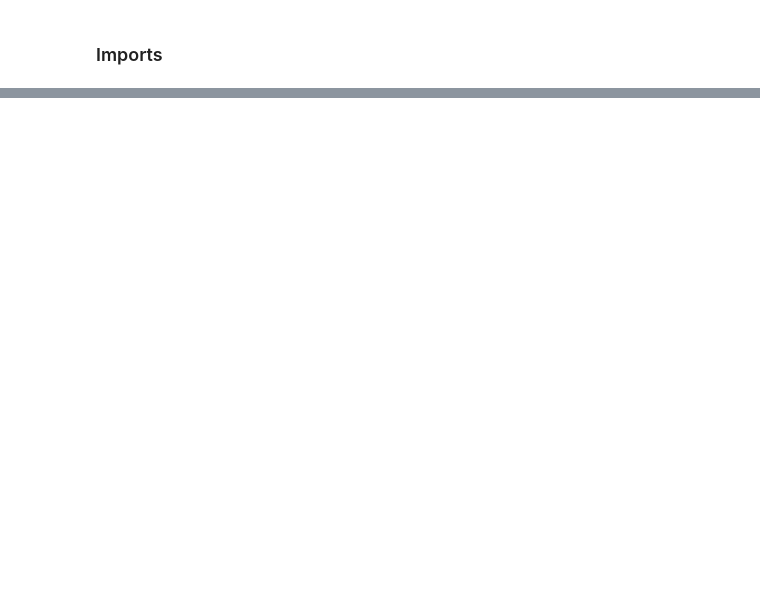
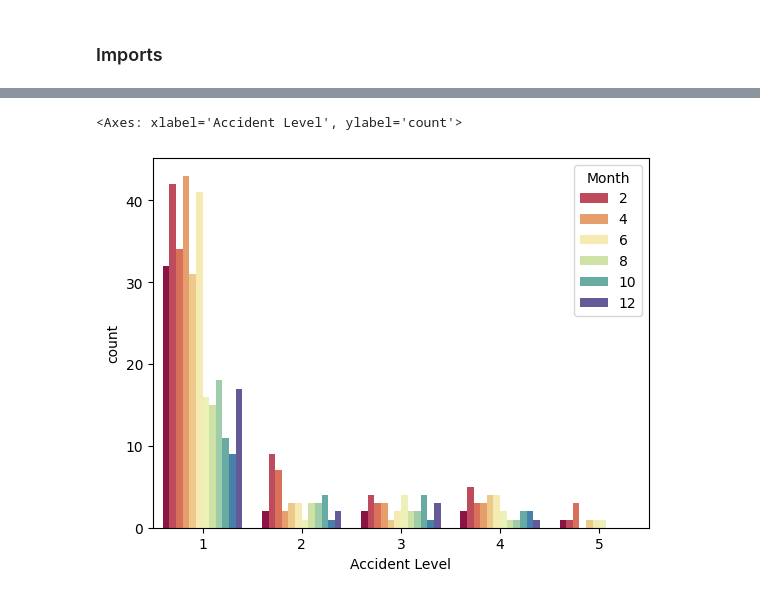
Before and after one commit to suhail-chand/industrial-accident-severity-assessment, a Jupyter notebook: notebooks/preprocessing.ipynb, the cells around one changed output, grey strips where cells are left out. Saved outputs shown, nothing was run; the diff lists cells and outputs as text; code cells hidden in the pictures; blank space fills up the shorter version.

```diff
--- a/notebooks/preprocessing.ipynb
+++ b/notebooks/preprocessing.ipynb
@@ -35,0 +164,6 @@ is_df.head()
+# %%
+# Countplot
+sns.countplot(is_df, x='Accident Level', hue='Month', stat='count', palette='Spectral')
+# %% [output]
+<Axes: xlabel='Accident Level', ylabel='count'>
+[figure, added]
```
Also changed, not shown: parts of 25 cells of this notebook, 2 other files.
